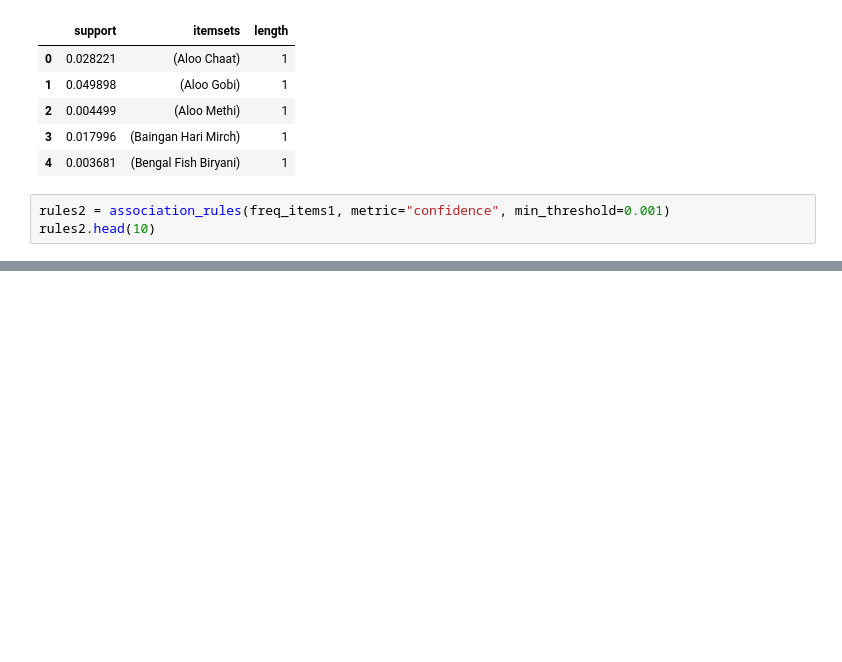
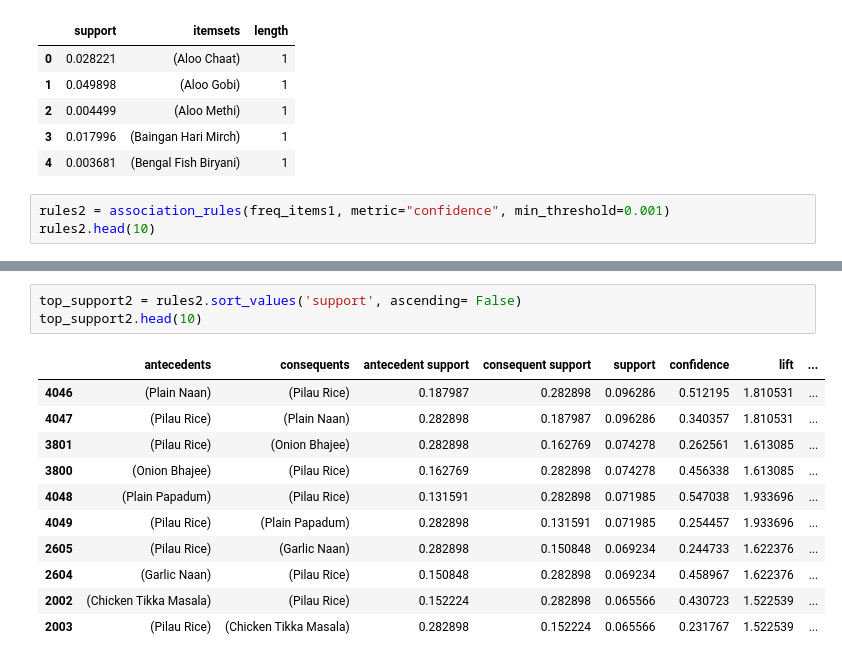
Before and after one commit to joyb05/Market-Basket-Analysis-Restaurant-Dataset, a Jupyter notebook: Market_Basket_Analysis_Restaurant_Dataset.ipynb, the cells around one changed output, grey strips where cells are left out. Drawn from its saved outputs; the diff is of its cells as text; blank space fills up the shorter version.

```diff
--- a/Market_Basket_Analysis_Restaurant_Dataset.ipynb
+++ b/Market_Basket_Analysis_Restaurant_Dataset.ipynb
@@ -683,0 +781,15 @@ top_lift2.head(10)
+# %%
+top_support2 = rules2.sort_values('support', ascending= False)
+top_support2.head(10)
+# %% [output]
+|  | antecedents | consequents | antecedent support | consequent support | support | confidence | lift | ... |
+| 4046 | (Plain Naan) | (Pilau Rice) | 0.187987 | 0.282898 | 0.096286 | 0.512195 | 1.810531 | ... |
+| 4047 | (Pilau Rice) | (Plain Naan) | 0.282898 | 0.187987 | 0.096286 | 0.340357 | 1.810531 | ... |
+| 3801 | (Pilau Rice) | (Onion Bhajee) | 0.282898 | 0.162769 | 0.074278 | 0.262561 | 1.613085 | ... |
+| 3800 | (Onion Bhajee) | (Pilau Rice) | 0.162769 | 0.282898 | 0.074278 | 0.456338 | 1.613085 | ... |
+| 4048 | (Plain Papadum) | (Pilau Rice) | 0.131591 | 0.282898 | 0.071985 | 0.547038 | 1.933696 | ... |
+| 4049 | (Pilau Rice) | (Plain Papadum) | 0.282898 | 0.131591 | 0.071985 | 0.254457 | 1.933696 | ... |
+| 2605 | (Pilau Rice) | (Garlic Naan) | 0.282898 | 0.150848 | 0.069234 | 0.244733 | 1.622376 | ... |
+| 2604 | (Garlic Naan) | (Pilau Rice) | 0.150848 | 0.282898 | 0.069234 | 0.458967 | 1.622376 | ... |
+| 2002 | (Chicken Tikka Masala) | (Pilau Rice) | 0.152224 | 0.282898 | 0.065566 | 0.430723 | 1.522539 | ... |
+| 2003 | (Pilau Rice) | (Chicken Tikka Masala) | 0.282898 | 0.152224 | 0.065566 | 0.231767 | 1.522539 | ... |
```
Also changed, not shown: parts of 52 cells of this notebook.
